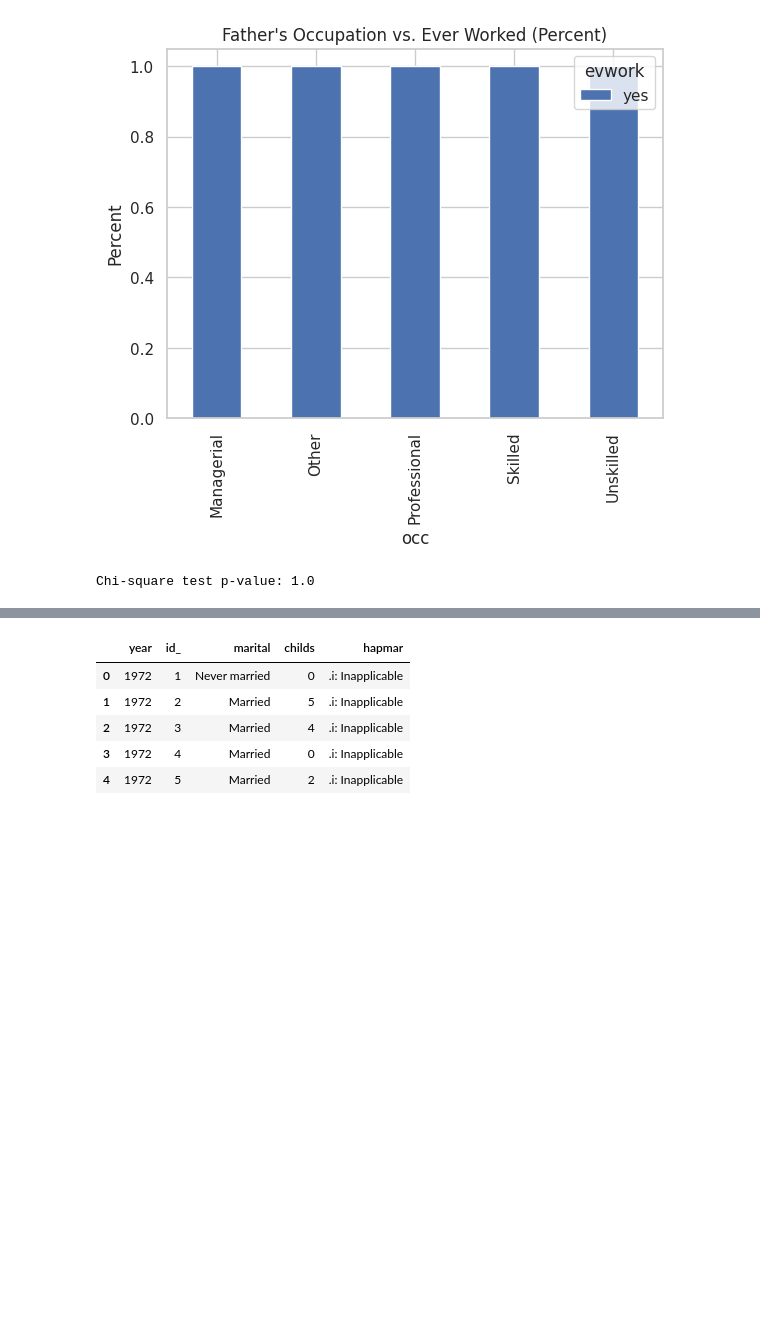
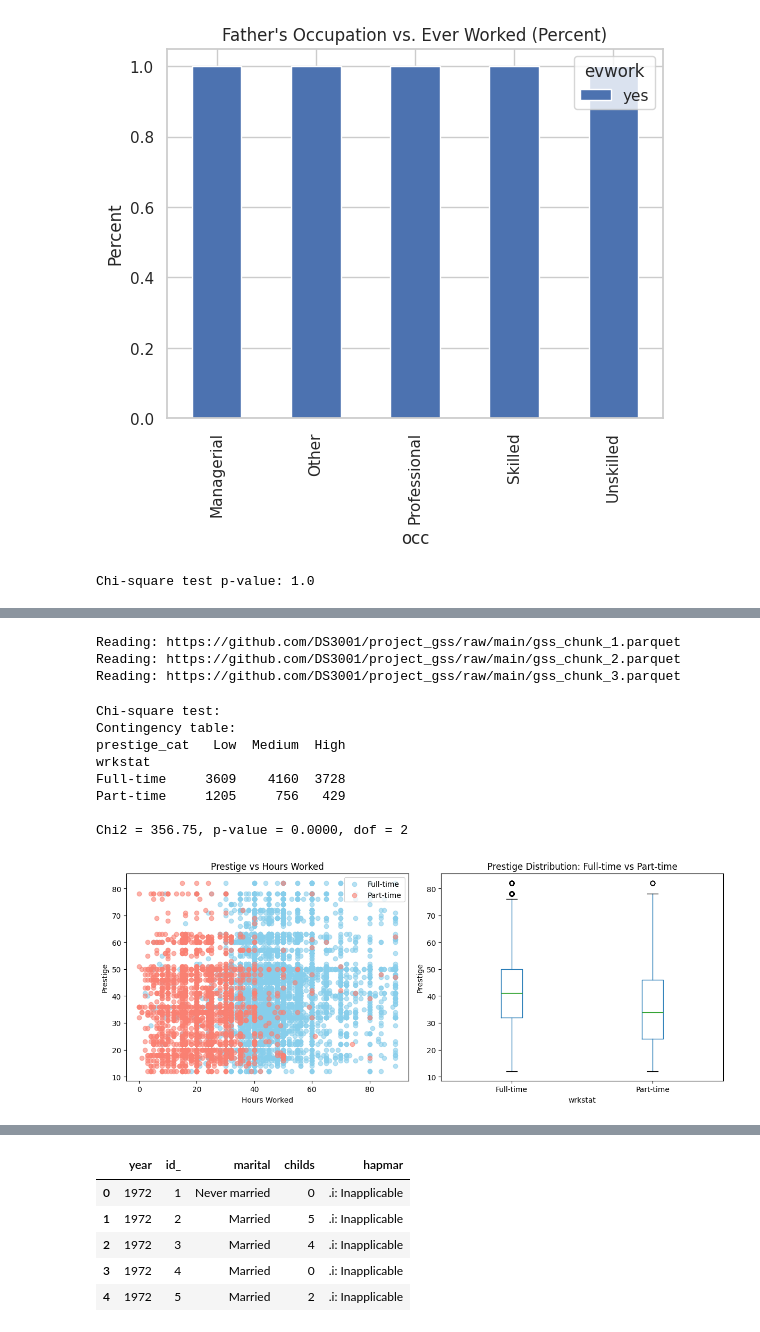
Before and after one commit to hildj/lab_eda, a Jupyter notebook: lab_notebook.ipynb, the cells around one changed output, grey strips where cells are left out. Drawn from its saved outputs; the diff is of its cells as text; code cells hidden in the pictures; blank space fills up the shorter version.

```diff
--- a/lab_notebook.ipynb
+++ b/lab_notebook.ipynb
@@ -279,0 +202,75 @@ Notes:
+# %%
+import pandas as pd
+import matplotlib.pyplot as plt
+from scipy.stats import chi2_contingency
+
+var_list = ["wrkstat", "hrs1", "hrs2", "prestige"]
+dfs = []
+
+for k in range(3):
+    url = f"https://github.com/DS3001/project_gss/raw/main/gss_chunk_{1+k}.parquet"
+    print("Reading:", url)
+    temp = pd.read_parquet(url, columns=var_list)
+    dfs.append(temp)
+
+df = pd.concat(dfs, ignore_index=True)
+
+df["hours"] = df["hrs2"].fillna(df["hrs1"])
+
+# keep only full-time and part-time workers
+df = df.dropna(subset=["wrkstat", "hours", "prestige"])
+df = df[df["wrkstat"].isin(["working full time", "working part time"])]
+
+# relabel and reset categories
+df["wrkstat"] = df["wrkstat"].replace({
+    "working full time": "Full-time",
+    "working part time": "Part-time"
+})
+df["wrkstat"] = df["wrkstat"].astype("category")
+df["wrkstat"] = df["wrkstat"].cat.remove_unused_categories()
+
+df["prestige_cat"] = pd.qcut(df["prestige"], q=3, labels=["Low", "Medium", "High"])
+
+# chi-square test
+contingency_table = pd.crosstab(df["wrkstat"], df["prestige_cat"])
+chi2, p, dof, expected = chi2_contingency(contingency_table)
+
+print("\nChi-square test:")
+print("Contingency table:")
+print(contingency_table)
+print(f"\nChi2 = {chi2:.2f}, p-value = {p:.4f}, dof = {dof}")
+
+fig, axes = plt.subplots(1, 2, figsize=(12, 5))
+
+# scatter plot of hours vs prestige
+colors = {"Full-time": "skyblue", "Part-time": "salmon"}
+for status in df["wrkstat"].cat.categories:
+    subset = df[df["wrkstat"] == status]
+    axes[0].scatter(subset["hours"], subset["prestige"],
+                    label=status, alpha=0.6, color=colors[status])
+axes[0].set_xlabel("Hours Worked")
+axes[0].set_ylabel("Prestige")
+axes[0].set_title("Prestige vs Hours Worked")
+axes[0].legend()
+
+# boxplot of prestige by work status
+df.boxplot(column="prestige", by="wrkstat", ax=axes[1], grid=False)
+axes[1].set_ylabel("Prestige")
+axes[1].set_title("Prestige Distribution: Full-time vs Part-time")
+
+plt.suptitle("")
+plt.tight_layout()
+plt.show()
+# %% [output]
+Reading: https://github.com/DS3001/project_gss/raw/main/gss_chunk_1.parquet
+Reading: https://github.com/DS3001/project_gss/raw/main/gss_chunk_2.parquet
+Reading: https://github.com/DS3001/project_gss/raw/main/gss_chunk_3.parquet
+Chi-square test:
+Contingency table:
+prestige_cat   Low  Medium  High
+wrkstat
+Full-time     3609    4160  3728
+Part-time     1205     756   429
+
+Chi2 = 356.75, p-value = 0.0000, dof = 2
+[figure, added]
```
Also changed, not shown: parts of 2 cells of this notebook.
